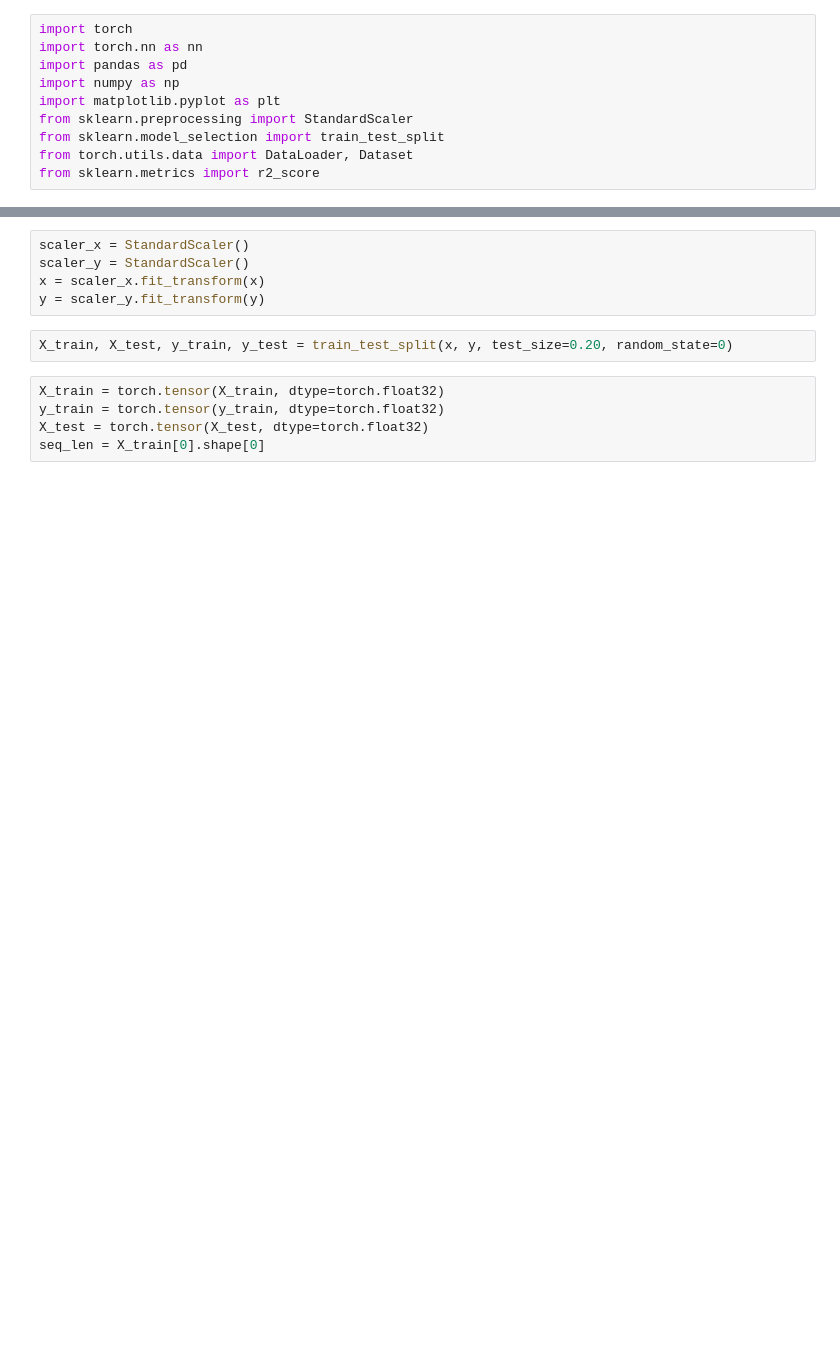
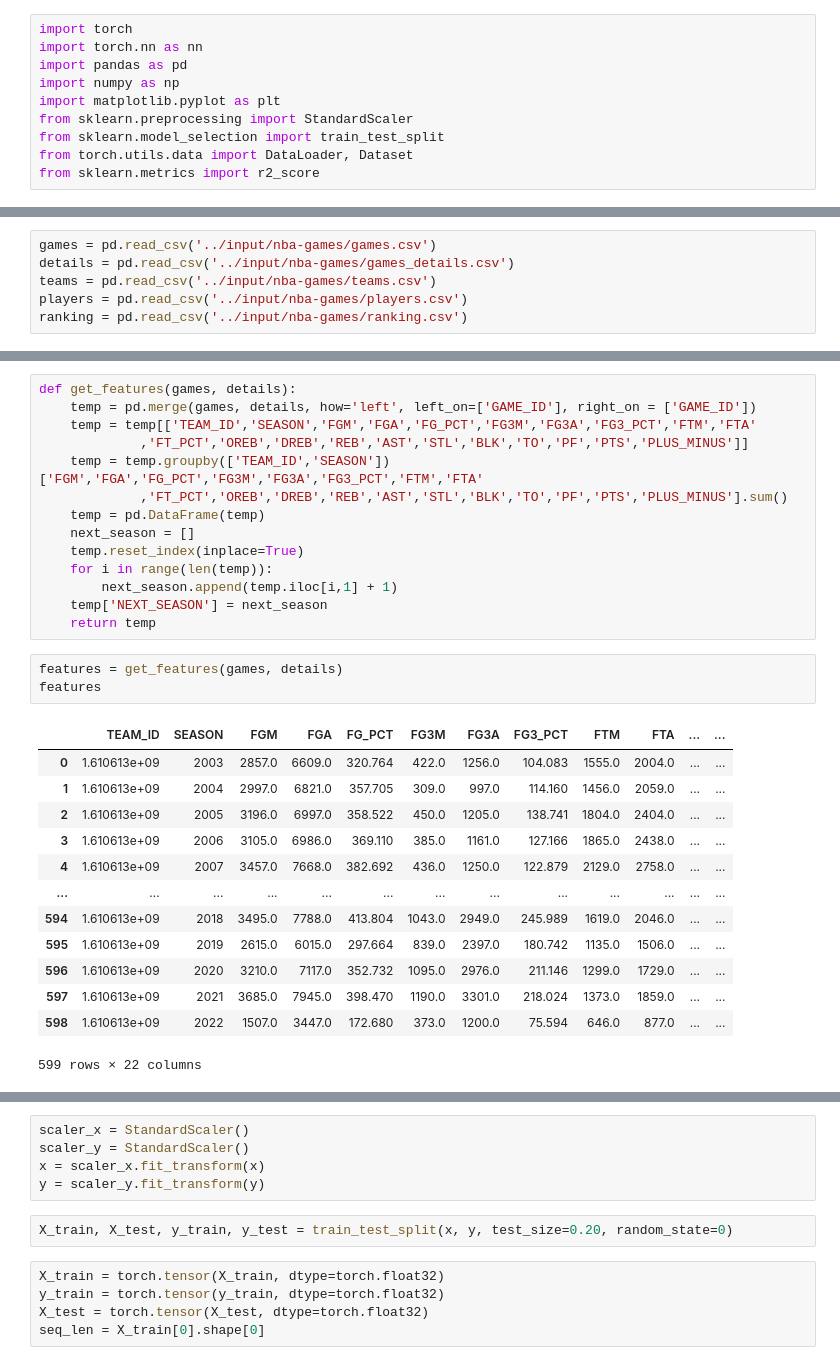
Before and after one commit to Capstone-I/Capstone-I, a Jupyter notebook: Clay-Work/10-sprint/nba-rnn.ipynb, the cells around one changed output, grey strips where cells are left out. Cells and saved outputs as stored; diff of their text form; blank space fills up the shorter version.

```diff
--- a/Clay-Work/10-sprint/nba-rnn.ipynb
+++ b/Clay-Work/10-sprint/nba-rnn.ipynb
@@ -15,0 +11,6 @@ y = df[['NEXT_W']]
+# %%
+games = pd.read_csv('../input/nba-games/games.csv')
+details = pd.read_csv('../input/nba-games/games_details.csv')
+teams = pd.read_csv('../input/nba-games/teams.csv')
+players = pd.read_csv('../input/nba-games/players.csv')
+ranking = pd.read_csv('../input/nba-games/ranking.csv')
@@ -15,0 +57,31 @@ y = df[['NEXT_W']]
+# %%
+def get_features(games, details):
+    temp = pd.merge(games, details, how='left', left_on=['GAME_ID'], right_on = ['GAME_ID'])
+    temp = temp[['TEAM_ID','SEASON','FGM','FGA','FG_PCT','FG3M','FG3A','FG3_PCT','FTM','FTA'
+             ,'FT_PCT','OREB','DREB','REB','AST','STL','BLK','TO','PF','PTS','PLUS_MINUS']]
+    temp = temp.groupby(['TEAM_ID','SEASON'])['FGM','FGA','FG_PCT','FG3M','FG3A','FG3_PCT','FTM','FTA'
+             ,'FT_PCT','OREB','DREB','REB','AST','STL','BLK','TO','PF','PTS','PLUS_MINUS'].sum()
+    temp = pd.DataFrame(temp)
+    next_season = []
+    temp.reset_index(inplace=True)
+    for i in range(len(temp)):
+        next_season.append(temp.iloc[i,1] + 1)
+    temp['NEXT_SEASON'] = next_season
+    return temp
+# %%
+features = get_features(games, details)
+features
+# %% [output]
+|  | TEAM_ID | SEASON | FGM | FGA | FG_PCT | FG3M | FG3A | FG3_PCT | FTM | FTA | ... | ... |
+| 0 | 1.610613e+09 | 2003 | 2857.0 | 6609.0 | 320.764 | 422.0 | 1256.0 | 104.083 | 1555.0 | 2004.0 | ... | ... |
+| 1 | 1.610613e+09 | 2004 | 2997.0 | 6821.0 | 357.705 | 309.0 | 997.0 | 114.160 | 1456.0 | 2059.0 | ... | ... |
+| 2 | 1.610613e+09 | 2005 | 3196.0 | 6997.0 | 358.522 | 450.0 | 1205.0 | 138.741 | 1804.0 | 2404.0 | ... | ... |
+| 3 | 1.610613e+09 | 2006 | 3105.0 | 6986.0 | 369.110 | 385.0 | 1161.0 | 127.166 | 1865.0 | 2438.0 | ... | ... |
+| 4 | 1.610613e+09 | 2007 | 3457.0 | 7668.0 | 382.692 | 436.0 | 1250.0 | 122.879 | 2129.0 | 2758.0 | ... | ... |
+| ... | ... | ... | ... | ... | ... | ... | ... | ... | ... | ... | ... | ... |
+| 594 | 1.610613e+09 | 2018 | 3495.0 | 7788.0 | 413.804 | 1043.0 | 2949.0 | 245.989 | 1619.0 | 2046.0 | ... | ... |
+| 595 | 1.610613e+09 | 2019 | 2615.0 | 6015.0 | 297.664 | 839.0 | 2397.0 | 180.742 | 1135.0 | 1506.0 | ... | ... |
+| 596 | 1.610613e+09 | 2020 | 3210.0 | 7117.0 | 352.732 | 1095.0 | 2976.0 | 211.146 | 1299.0 | 1729.0 | ... | ... |
+| 597 | 1.610613e+09 | 2021 | 3685.0 | 7945.0 | 398.470 | 1190.0 | 3301.0 | 218.024 | 1373.0 | 1859.0 | ... | ... |
+| 598 | 1.610613e+09 | 2022 | 1507.0 | 3447.0 | 172.680 | 373.0 | 1200.0 | 75.594 | 646.0 | 877.0 | ... | ... |
+599 rows × 22 columns
```
Also changed, not shown: parts of 13 cells of this notebook.
